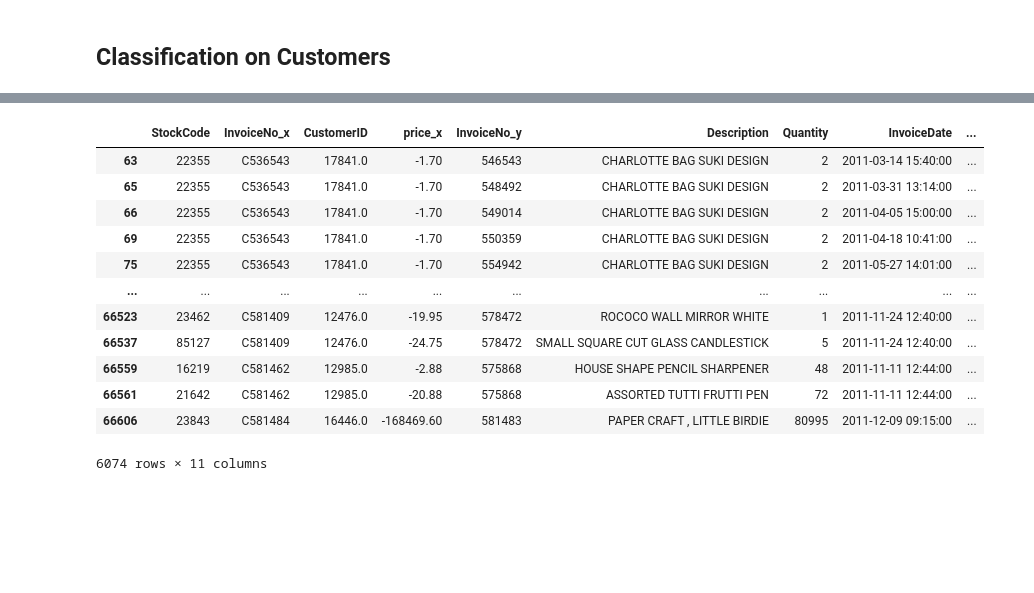
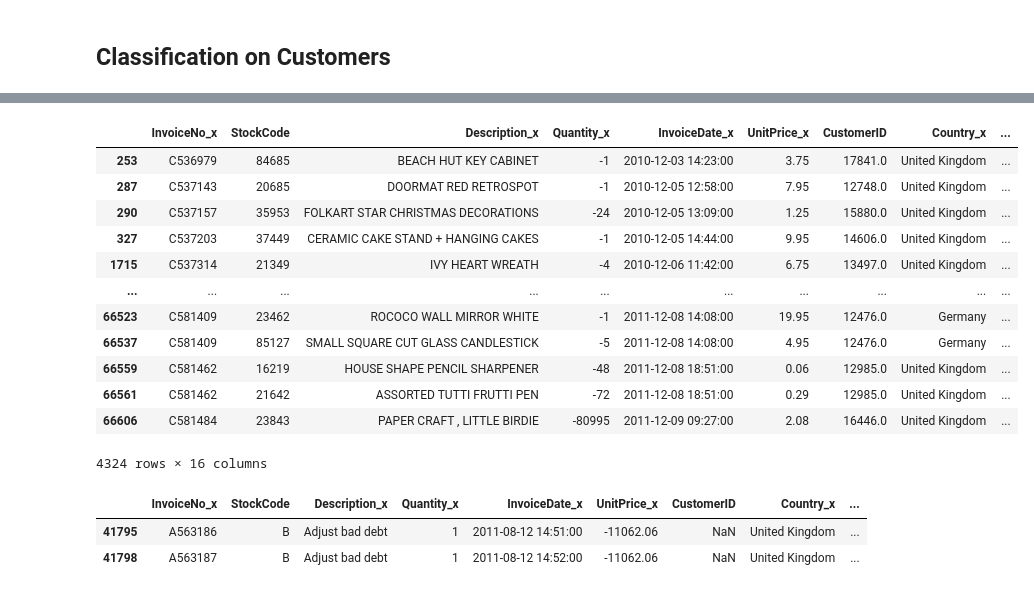
Before and after one commit to shubhjadhav/Customer-Segmentation, a Jupyter notebook: Code/customer-segmentation.ipynb, the cells around one changed output, grey strips where cells are left out. Cells and saved outputs as stored; diff of their text form; code cells hidden in the pictures; blank space fills up the shorter version.

```diff
--- a/Code/customer-segmentation.ipynb
+++ b/Code/customer-segmentation.ipynb
@@ -100,4 +120,8 @@ Max Quantity by InvoiceNo: 80995
+# %%
+invoice_df.dropna(subset=['CustomerID'], inplace=True)
 # %%
-neg_invoice_df = invoice_df[invoice_df.price<0][['StockCode','InvoiceNo','CustomerID','price']]
+neg_invoice_df = invoice_df[invoice_df.price<0]
+pos_invoice_df = invoice_df[invoice_df.price<0]
+print(neg_invoice_df.shape)
 neg_invoice_df.head()
 # %% [output]
@@ -110,17 +169,28 @@ neg_invoice_df.head()
 # %%
-neg_invoice_df= neg_invoice_df.merge(invoice_df, how='left', on=['StockCode','CustomerID'])
-neg_invoice_df[abs(neg_invoice_df.price_x) == neg_invoice_df.price_y]
+neg_invoice_df = neg_invoice_df.merge(invoice_df, how='left', on=['StockCode','CustomerID'])
+condition1 = (abs(neg_invoice_df.price_x) == neg_invoice_df.price_y)
+condition2 = (abs(neg_invoice_df.Quantity_x) == neg_invoice_df.Quantity_y)
+condition3 = neg_invoice_df.InvoiceDate_x > neg_invoice_df.InvoiceDate_y
+neg_invoice_df = neg_invoice_df[condition1 & condition2 & condition3]
+neg_invoice_df
+# neg_invoice_df.to_csv('a.csv')
 # %% [output]
-|  | StockCode | InvoiceNo_x | CustomerID | price_x | InvoiceNo_y | Description | Quantity | InvoiceDate | ... |
-| 63 | 22355 | C536543 | 17841.0 | -1.70 | 546543 | CHARLOTTE BAG SUKI DESIGN | 2 | 2011-03-14 15:40:00 | ... |
-| 65 | 22355 | C536543 | 17841.0 | -1.70 | 548492 | CHARLOTTE BAG SUKI DESIGN | 2 | 2011-03-31 13:14:00 | ... |
-| 66 | 22355 | C536543 | 17841.0 | -1.70 | 549014 | CHARLOTTE BAG SUKI DESIGN | 2 | 2011-04-05 15:00:00 | ... |
-| 69 | 22355 | C536543 | 17841.0 | -1.70 | 550359 | CHARLOTTE BAG SUKI DESIGN | 2 | 2011-04-18 10:41:00 | ... |
-| 75 | 22355 | C536543 | 17841.0 | -1.70 | 554942 | CHARLOTTE BAG SUKI DESIGN | 2 | 2011-05-27 14:01:00 | ... |
+|  | InvoiceNo_x | StockCode | Description_x | Quantity_x | InvoiceDate_x | UnitPrice_x | CustomerID | Country_x | ... |
+| 253 | C536979 | 84685 | BEACH HUT KEY CABINET | -1 | 2010-12-03 14:23:00 | 3.75 | 17841.0 | United Kingdom | ... |
+| 287 | C537143 | 20685 | DOORMAT RED RETROSPOT | -1 | 2010-12-05 12:58:00 | 7.95 | 12748.0 | United Kingdom | ... |
+| 290 | C537157 | 35953 | FOLKART STAR CHRISTMAS DECORATIONS | -24 | 2010-12-05 13:09:00 | 1.25 | 15880.0 | United Kingdom | ... |
+| 327 | C537203 | 37449 | CERAMIC CAKE STAND + HANGING CAKES | -1 | 2010-12-05 14:44:00 | 9.95 | 14606.0 | United Kingdom | ... |
+| 1715 | C537314 | 21349 | IVY HEART WREATH | -4 | 2010-12-06 11:42:00 | 6.75 | 13497.0 | United Kingdom | ... |
 | ... | ... | ... | ... | ... | ... | ... | ... | ... | ... |
-| 66523 | 23462 | C581409 | 12476.0 | -19.95 | 578472 | ROCOCO WALL MIRROR WHITE | 1 | 2011-11-24 12:40:00 | ... |
-| 66537 | 85127 | C581409 | 12476.0 | -24.75 | 578472 | SMALL SQUARE CUT GLASS CANDLESTICK | 5 | 2011-11-24 12:40:00 | ... |
-| 66559 | 16219 | C581462 | 12985.0 | -2.88 | 575868 | HOUSE SHAPE PENCIL SHARPENER | 48 | 2011-11-11 12:44:00 | ... |
-| 66561 | 21642 | C581462 | 12985.0 | -20.88 | 575868 | ASSORTED TUTTI FRUTTI PEN | 72 | 2011-11-11 12:44:00 | ... |
-| 66606 | 23843 | C581484 | 16446.0 | -168469.60 | 581483 | PAPER CRAFT , LITTLE BIRDIE | 80995 | 2011-12-09 09:15:00 | ... |
+| 66523 | C581409 | 23462 | ROCOCO WALL MIRROR WHITE | -1 | 2011-12-08 14:08:00 | 19.95 | 12476.0 | Germany | ... |
+| 66537 | C581409 | 85127 | SMALL SQUARE CUT GLASS CANDLESTICK | -5 | 2011-12-08 14:08:00 | 4.95 | 12476.0 | Germany | ... |
+| 66559 | C581462 | 16219 | HOUSE SHAPE PENCIL SHARPENER | -48 | 2011-12-08 18:51:00 | 0.06 | 12985.0 | United Kingdom | ... |
+| 66561 | C581462 | 21642 | ASSORTED TUTTI FRUTTI PEN | -72 | 2011-12-08 18:51:00 | 0.29 | 12985.0 | United Kingdom | ... |
+| 66606 | C581484 | 23843 | PAPER CRAFT , LITTLE BIRDIE | -80995 | 2011-12-09 09:27:00 | 2.08 | 16446.0 | United Kingdom | ... |
-6074 rows × 11 columns
+4324 rows × 16 columns
+# %%
+neg_invoice_df[neg_invoice_df.InvoiceNo_x.str[:1] != 'C']
+# %% [output]
+|  | InvoiceNo_x | StockCode | Description_x | Quantity_x | InvoiceDate_x | UnitPrice_x | CustomerID | Country_x | ... |
+| 41795 | A563186 | B | Adjust bad debt | 1 | 2011-08-12 14:51:00 | -11062.06 | NaN | United Kingdom | ... |
+| 41798 | A563187 | B | Adjust bad debt | 1 | 2011-08-12 14:52:00 | -11062.06 | NaN | United Kingdom | ... |
```
Also changed, not shown: parts of 12 cells of this notebook.
